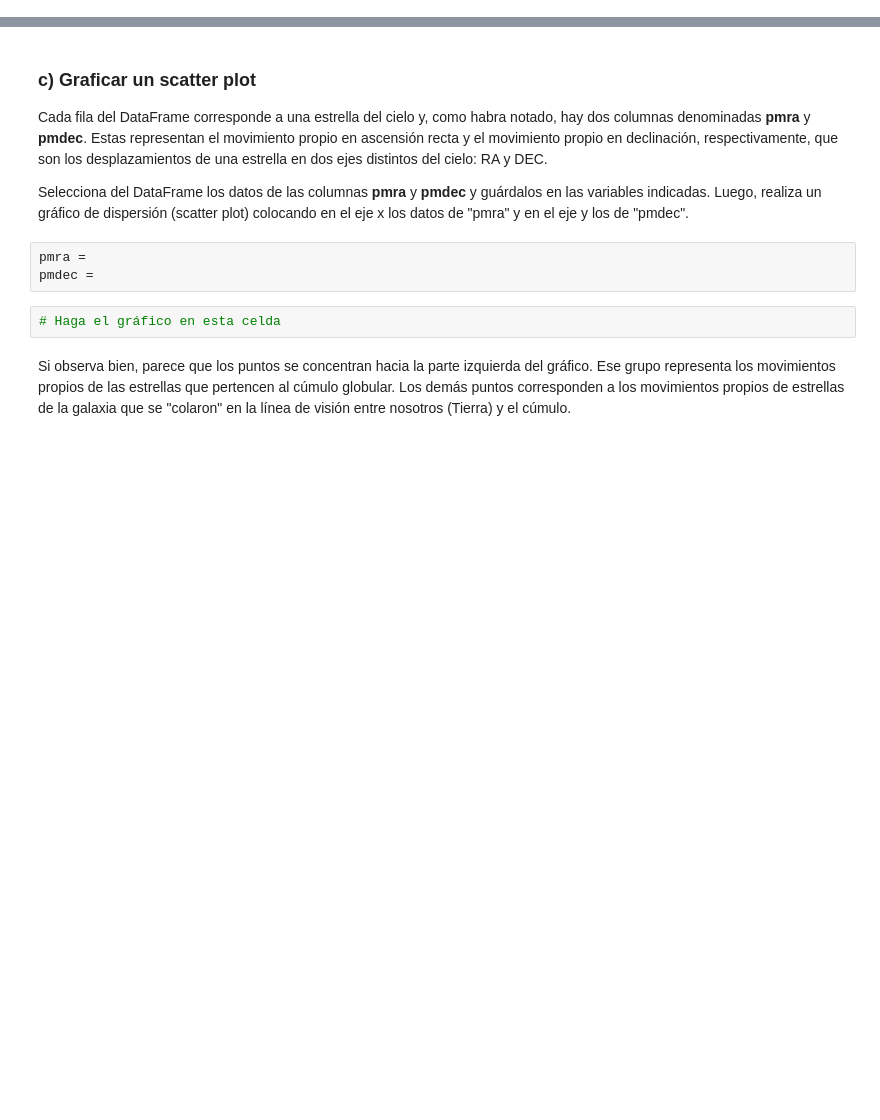
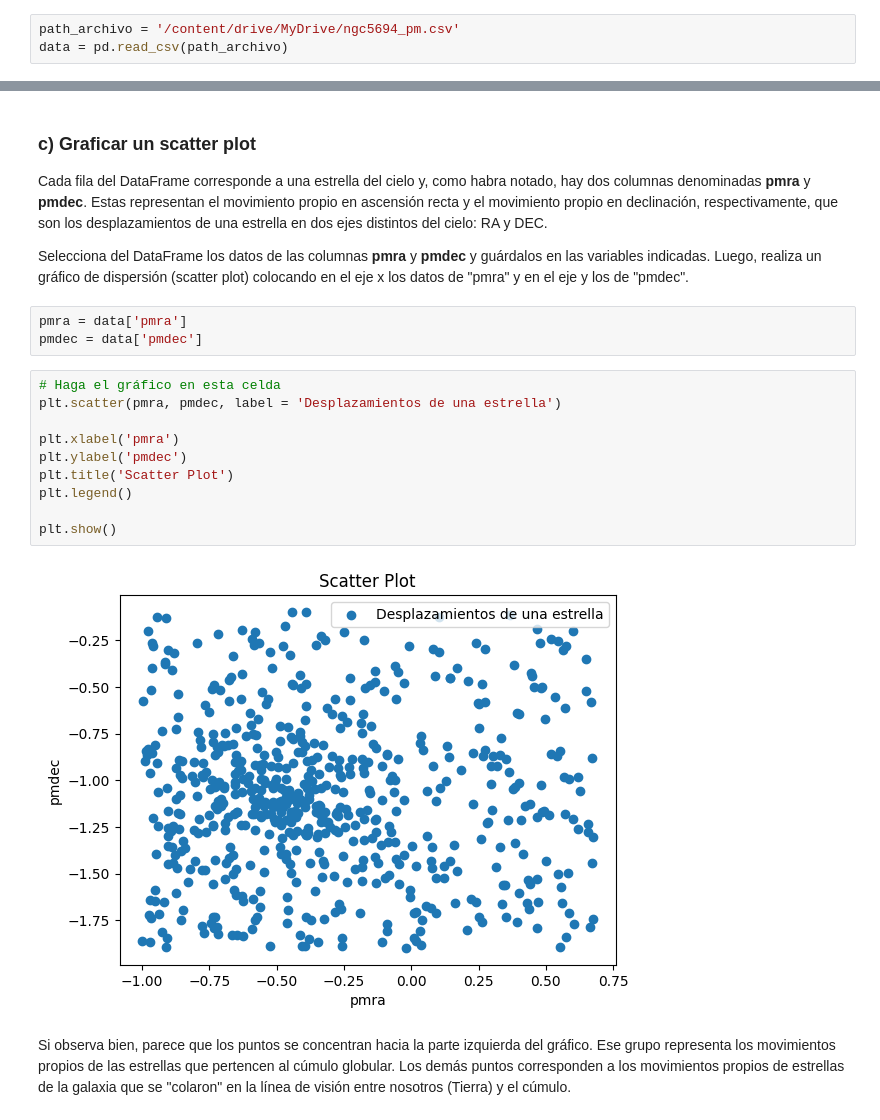
Before and after one commit to carlos-riquelme-c/Tarea-2, a Jupyter notebook: Tarea2.ipynb, the cells around one changed output, grey strips where cells are left out. Cells and saved outputs as stored; diff of their text form; blank space fills up the shorter version.

```diff
--- a/Tarea2.ipynb
+++ b/Tarea2.ipynb
@@ -46,3 +52,6 @@ path_archivo = ''
+# %%
+path_archivo = '/content/drive/MyDrive/ngc5694_pm.csv'
+data = pd.read_csv(path_archivo)
 # %% [markdown]
 ### b) Explorar el DataFrame
 Explore las columnas del archivo y muestre el DataFrame
@@ -56,10 +76,20 @@ Cada fila del DataFrame corresponde a una estrella del cielo y, como habra notad
 
 Selecciona del DataFrame los datos de las columnas **pmra** y **pmdec** y guárdalos en las variables indicadas. Luego, realiza un gráfico de dispersión (scatter plot) colocando en el eje x los datos de "pmra" y en el eje y los de "pmdec".
 # %%
-pmra =
-pmdec =
+pmra = data['pmra']
+pmdec = data['pmdec']
-# %%
-# Haga el gráfico en esta celda
+# %%
+# Haga el gráfico en esta celda
+plt.scatter(pmra, pmdec, label = 'Desplazamientos de una estrella')
+
+plt.xlabel('pmra')
+plt.ylabel('pmdec')
+plt.title('Scatter Plot')
+plt.legend()
+
+plt.show()
+# %% [output]
+[figure, added]
 # %% [markdown]
 Si observa bien, parece que los puntos se concentran hacia la parte izquierda del gráfico. Ese grupo representa los movimientos propios de las estrellas que pertencen al cúmulo globular. Los demás puntos corresponden a los movimientos propios de estrellas de la galaxia que se "colaron" en la línea de visión entre nosotros (Tierra) y el cúmulo.
 # %% [markdown]
```
Also changed, not shown: parts of 26 cells of this notebook.
